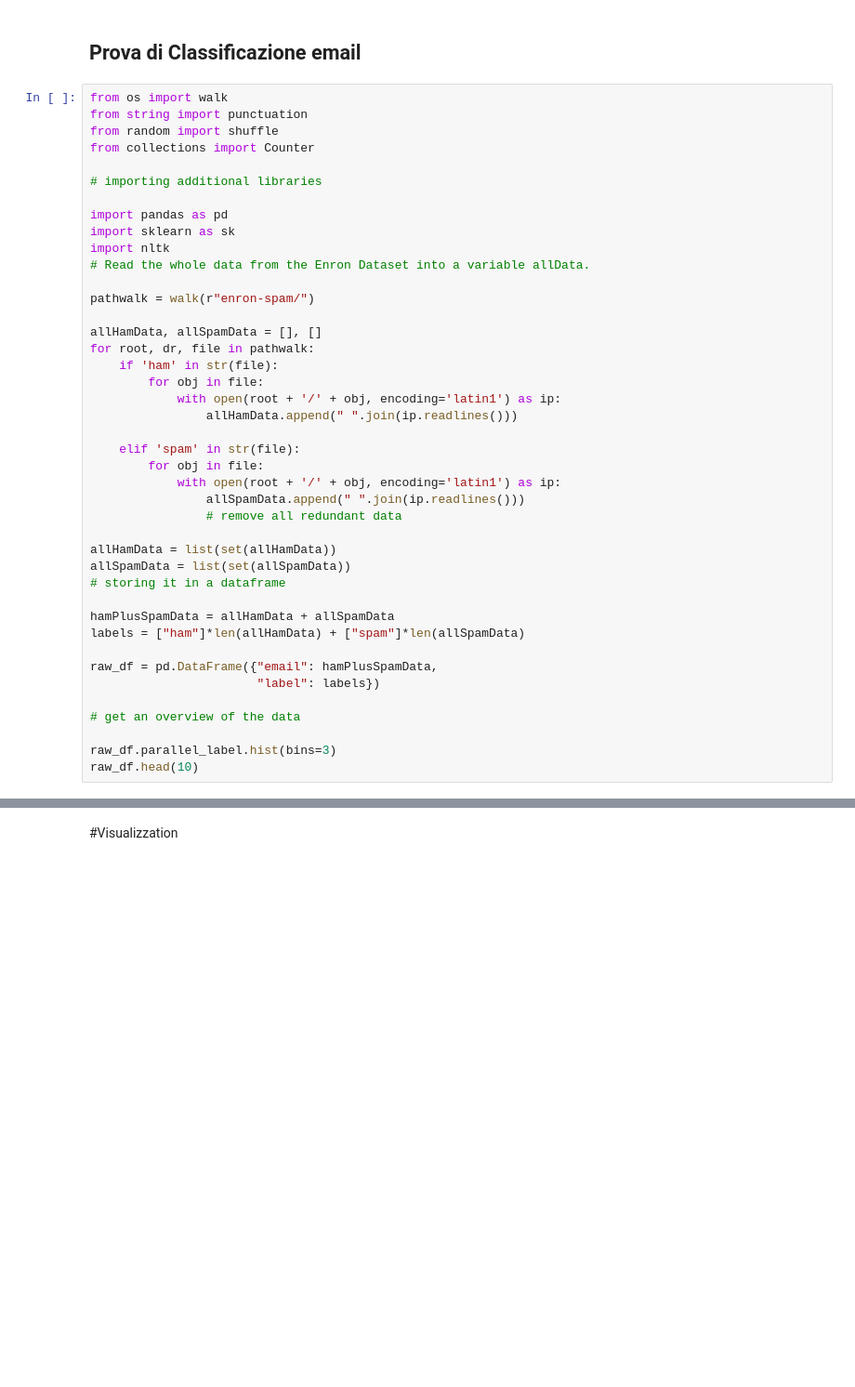
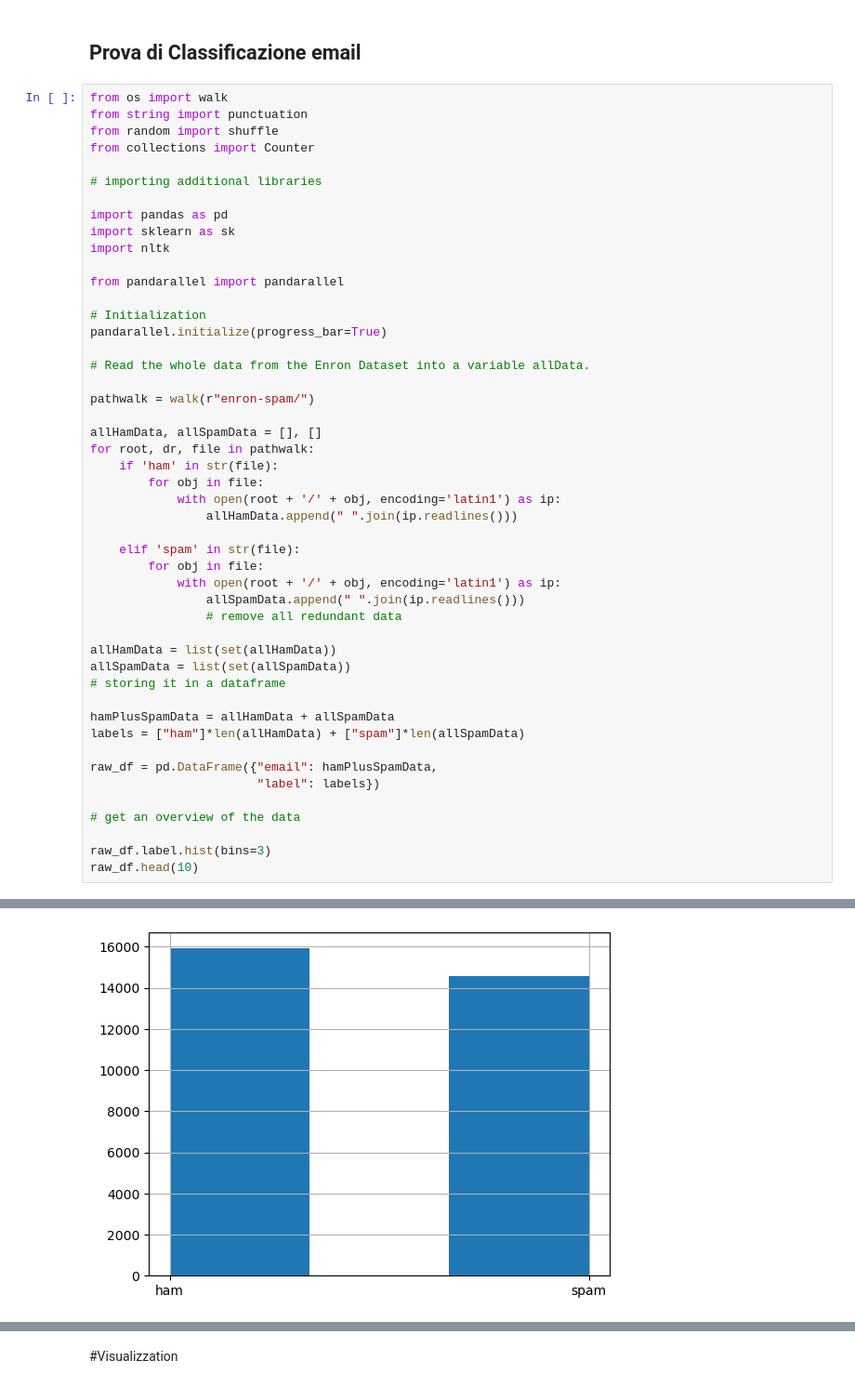
Before and after one commit to giacomovitangeli/phishing-detection, a Jupyter notebook: test_email.ipynb, the cells around one changed output, grey strips where cells are left out. Shown: that part at 93% size. Drawn from its saved outputs; the diff is of its cells as text; blank space fills up the shorter version.

```diff
--- a/test_email.ipynb
+++ b/test_email.ipynb
@@ -46,6 +114,12 @@ from collections import Counter
 import pandas as pd
 import sklearn as sk
 import nltk
+
+from pandarallel import pandarallel
+
+# Initialization
+pandarallel.initialize(progress_bar=True)
+
 # Read the whole data from the Enron Dataset into a variable allData.
 
 pathwalk = walk(r"enron-spam/")
@@ -75,5 +149,6 @@ raw_df = pd.DataFrame({"email": hamPlusSpamData,
 
 # get an overview of the data
 
-raw_df.parallel_label.hist(bins=3)
+raw_df.label.hist(bins=3)
 raw_df.head(10)
+# %% [output]
@@ -80 +168,2 @@ raw_df.head(10)
+[figure, added]
 # %%
```
Also changed, not shown: parts of 17 cells of this notebook.
